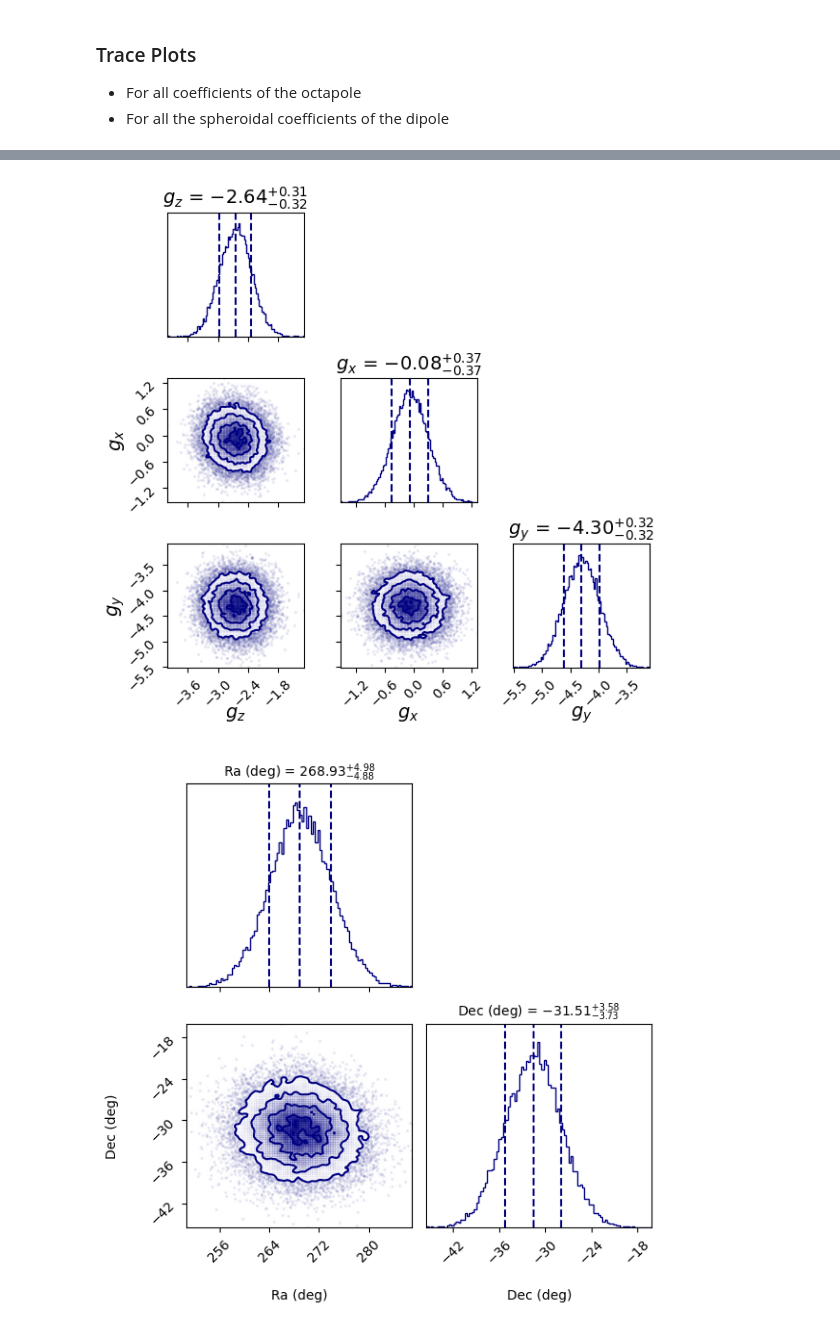
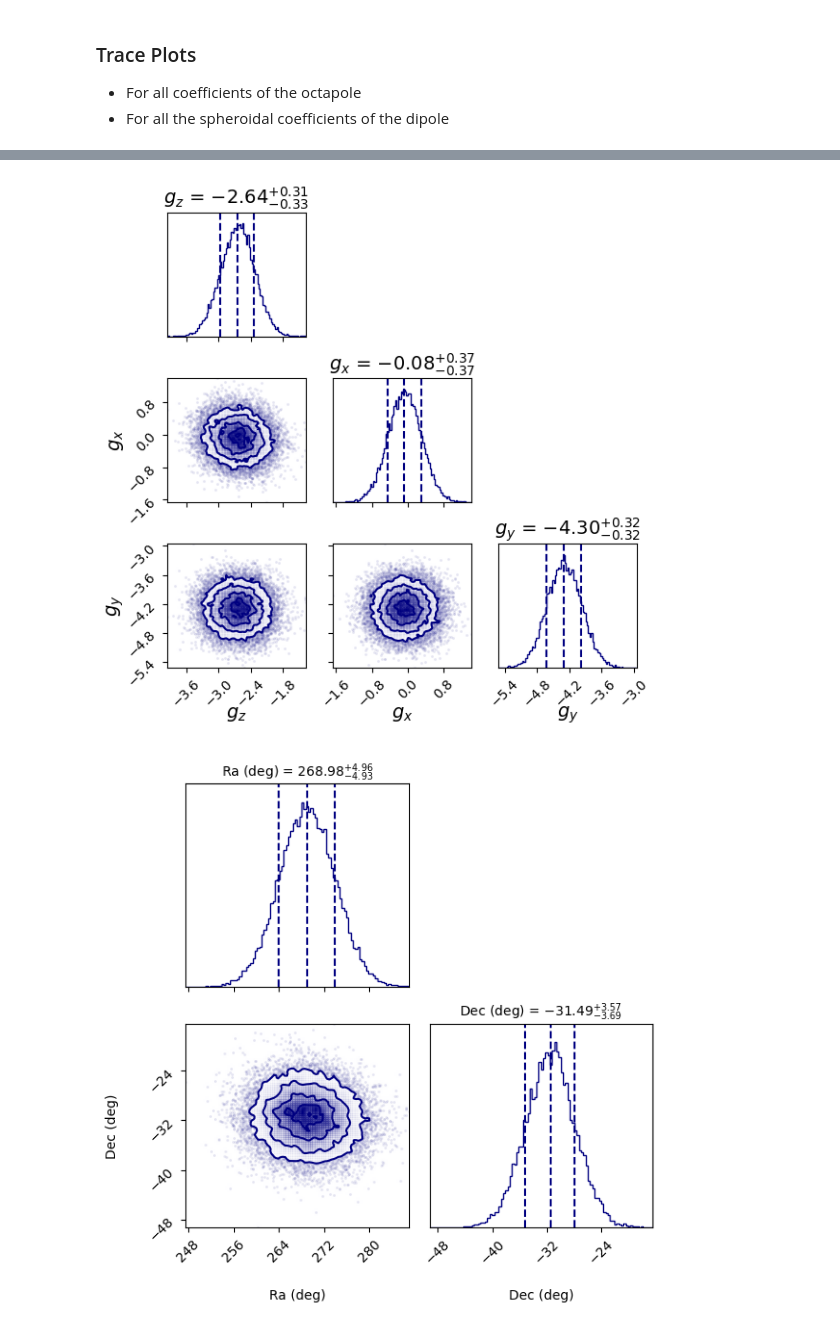
Before and after one commit to MatteoMancini01/Gaia_EDR3, a Jupyter notebook: main.ipynb, the cells around one changed output, grey strips where cells are left out. Drawn from its saved outputs; the diff is of its cells as text; code cells hidden in the pictures.

```diff
--- a/main.ipynb
+++ b/main.ipynb
@@ -291,7 +291,7 @@ def model_norm_prior(angles, obs, error, std = 1., lmax = 3):
 
 n_s = 5000 # number of samples
 n_warmup = 2000 #  number of warmups
-n_chains = 4 # numbe of chains
+n_chains = 8 # numbe of chains
 # %%
 rng_key = jax.random.key(0)
 
@@ -392,6 +394,7 @@ diagnostic_norm = summary(mcmc_norm.get_samples(group_by_chain=True))
 
 r_hat_norm = diagnostic_norm['theta']['r_hat']
 n_eff_norm = diagnostic_norm['theta']['n_eff']
+iat = estimate_iat(n_s, n_chains, n_eff_norm)
 
 print('Coefficients of interest, s_10, s_11r and s_11i')
 print(f'Their respsecive r_hat values are: {r_hat_norm[1]}, {r_hat_norm[4]} and {r_hat_norm[5]}')
@@ -462,9 +465,9 @@ Result, Equatorial Coordinates
   Corr_l_b            : -0.0077
 # %%
-corner_plot_eq_comp(posterior_sample_norm, save = 'Corner_galactic_norm')
-corner_plot_ra_dec(posterior_sample_norm, save = 'RA_Ded_dist_norm')
-mollweide_proj_galactic(posterior_sample_norm, save = 'lb_dist_norm')
+corner_plot_eq_comp(posterior_sample_norm['theta'][::iat], save = 'Corner_galactic_norm')
+corner_plot_ra_dec(posterior_sample_norm['theta'][::iat], save = 'RA_Ded_dist_norm')
+mollweide_proj_galactic(posterior_sample_norm['theta'][::iat], save = 'lb_dist_norm')
 # %% [output]
-[figure, old version]
+[figure, new version]
-[figure, old version]
+[figure, new version]
 [figure]
```
Also changed, not shown: parts of 9 cells of this notebook, 7 other files.
